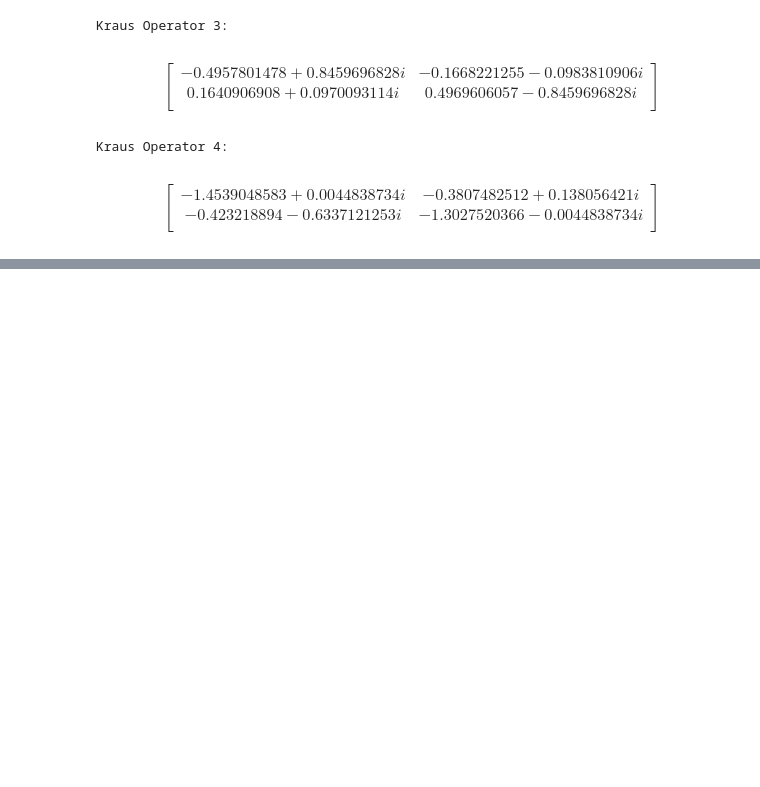
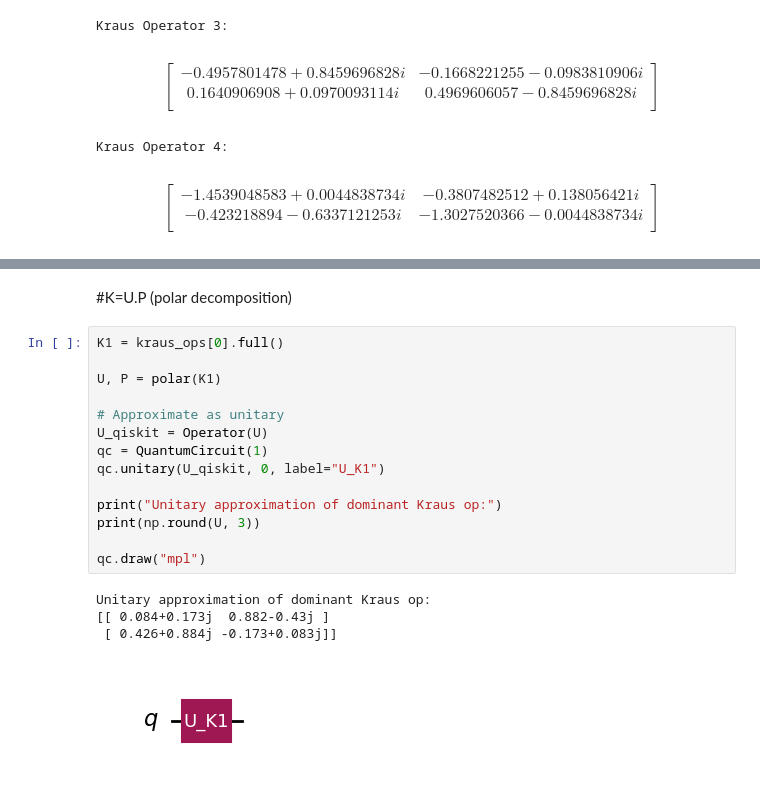
Before and after one commit to syedshubha/PulseSCQ, a Jupyter notebook: QPT_attack.ipynb, the cells around one changed output, grey strips where cells are left out. Drawn from its saved outputs; the diff is of its cells as text; blank space fills up the shorter version.

```diff
--- a/QPT_attack.ipynb
+++ b/QPT_attack.ipynb
@@ -340,0 +358,21 @@ $$
+# %% [markdown]
+#K=U.P (polar decomposition)
+# %%
+K1 = kraus_ops[0].full()
+
+U, P = polar(K1)
+
+# Approximate as unitary
+U_qiskit = Operator(U)
+qc = QuantumCircuit(1)
+qc.unitary(U_qiskit, 0, label="U_K1")
+
+print("Unitary approximation of dominant Kraus op:")
+print(np.round(U, 3))
+
+qc.draw("mpl")
+# %% [output]
+Unitary approximation of dominant Kraus op:
+[[ 0.084+0.173j  0.882-0.43j ]
+ [ 0.426+0.884j -0.173+0.083j]]
+[figure, added]
```
Also changed, not shown: parts of 13 cells of this notebook.
